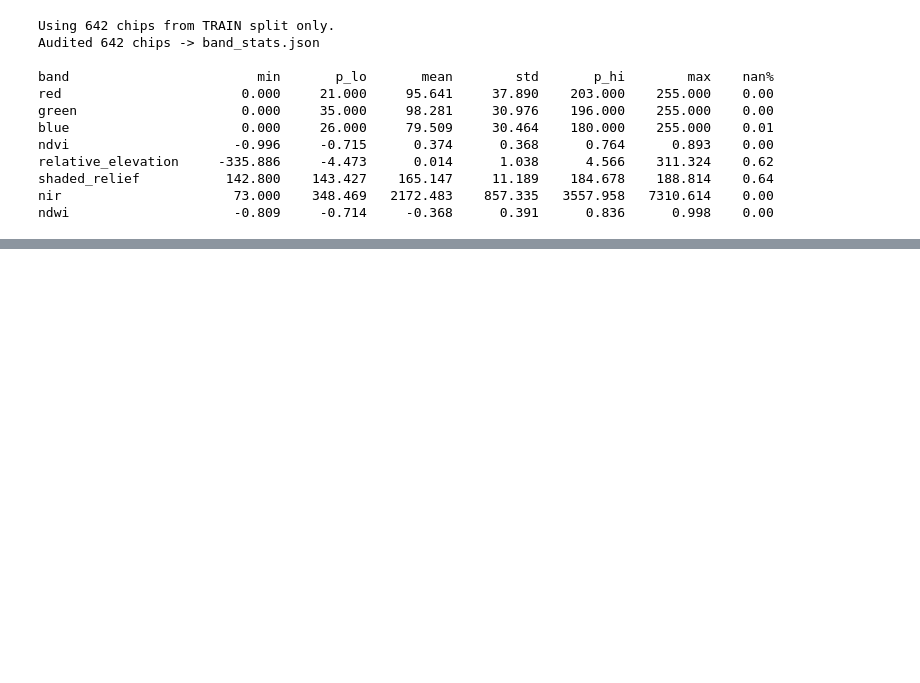
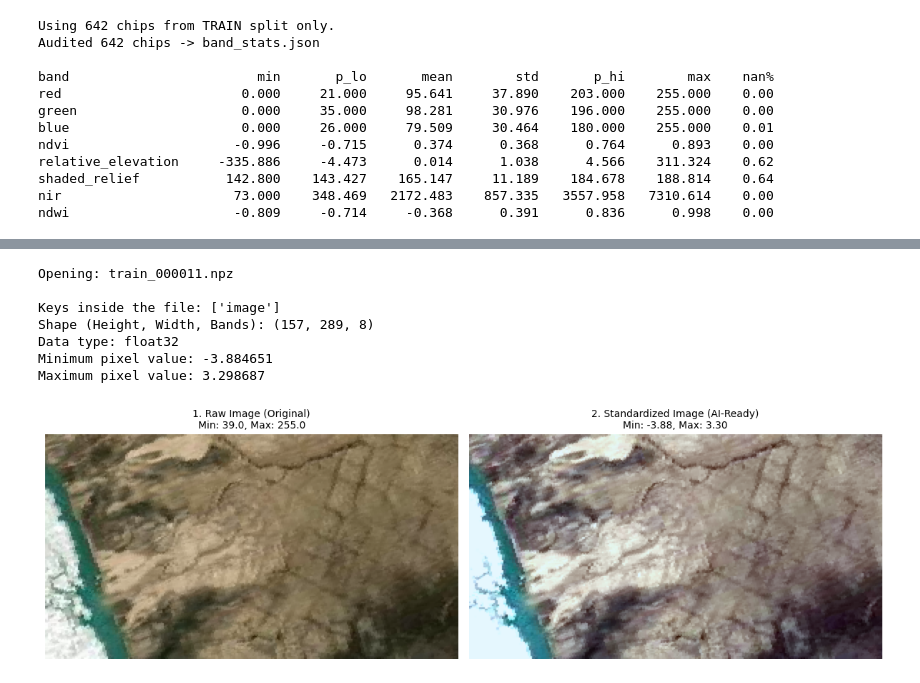
Before and after one commit to Ayan2582/Delineation-of-RTS, a Jupyter notebook: Dataset_Setup.ipynb, the cells around one changed output, grey strips where cells are left out. Saved outputs shown, nothing was run; the diff lists cells and outputs as text; code cells hidden in the pictures; blank space fills up the shorter version.

Commit message:
updated with standardization of the training images.

```diff
--- a/Dataset_Setup.ipynb
+++ b/Dataset_Setup.ipynb
@@ -830,0 +876,68 @@ ndwi                     -0.809     -0.714     -0.368      0.391      0.836
+# %%
+import numpy as np
+import matplotlib.pyplot as plt
+from pathlib import Path
+
+# 1. Define folders
+raw_folder = Path("competition_release/train/images")
+std_folder = Path("competition_release/train/images_standardized")
+
+# Grab the first file
+files = list(std_folder.glob("*.npz"))
+
+if files:
+    sample_file = files[0]
+
+    # 2. Print the exact text info
+    print(f"Opening: {sample_file.name}\n")
+
+    # Load standardized image details
+    with np.load(std_folder / sample_file.name) as data:
+        std_img = data["image"]
+        print(f"Keys inside the file: {list(data.files)}")
+        print(f"Shape (Height, Width, Bands): {std_img.shape}")
+        print(f"Data type: {std_img.dtype}")
+        print(f"Minimum pixel value: {std_img.min():.6f}")
+        print(f"Maximum pixel value: {std_img.max():.6f}")
+
+        # Prepare standardized RGB for visualization
+        std_rgb = std_img[..., :3]
+        std_vis = (std_rgb - std_rgb.min()) / (std_rgb.max() - std_rgb.min() + 1e-6)
+
+    # 3. Load raw image for comparison visualization
+    raw_path = raw_folder / sample_file.name
+    if raw_path.exists():
+        with np.load(raw_path) as data:
+            raw_img = data["image"]
+            raw_rgb = raw_img[..., :3]
+            raw_min, raw_max = np.nanmin(raw_rgb), np.nanmax(raw_rgb)
+            # Handle NaNs and stretch contrast for the raw image
+            raw_vis = np.nan_to_num((raw_rgb - raw_min) / (raw_max - raw_min + 1e-6))
+    else:
+        raw_vis = None
+
+    # 4. Plot both images side by side
+    fig, axes = plt.subplots(1, 2, figsize=(12, 6))
+
+    if raw_vis is not None:
+        axes[0].imshow(raw_vis)
+        axes[0].set_title(f"1. Raw Image (Original)\nMin: {raw_min:.1f}, Max: {raw_max:.1f}", fontsize=10)
+        axes[0].axis("off")
+
+    axes[1].imshow(std_vis)
+    axes[1].set_title(f"2. Standardized Image (AI-Ready)\nMin: {std_img.min():.2f}, Max: {std_img.max():.2f}", fontsize=10)
+    axes[1].axis("off")
+
+    plt.tight_layout()
+    plt.show()
+else:
+    print("No .npz files found!")
+# %% [output]
+Opening: train_000011.npz
+
+Keys inside the file: ['image']
+Shape (Height, Width, Bands): (157, 289, 8)
+Data type: float32
+Minimum pixel value: -3.884651
+Maximum pixel value: 3.298687
+[figure, added]
```
Also changed, not shown: parts of 2 cells of this notebook.
